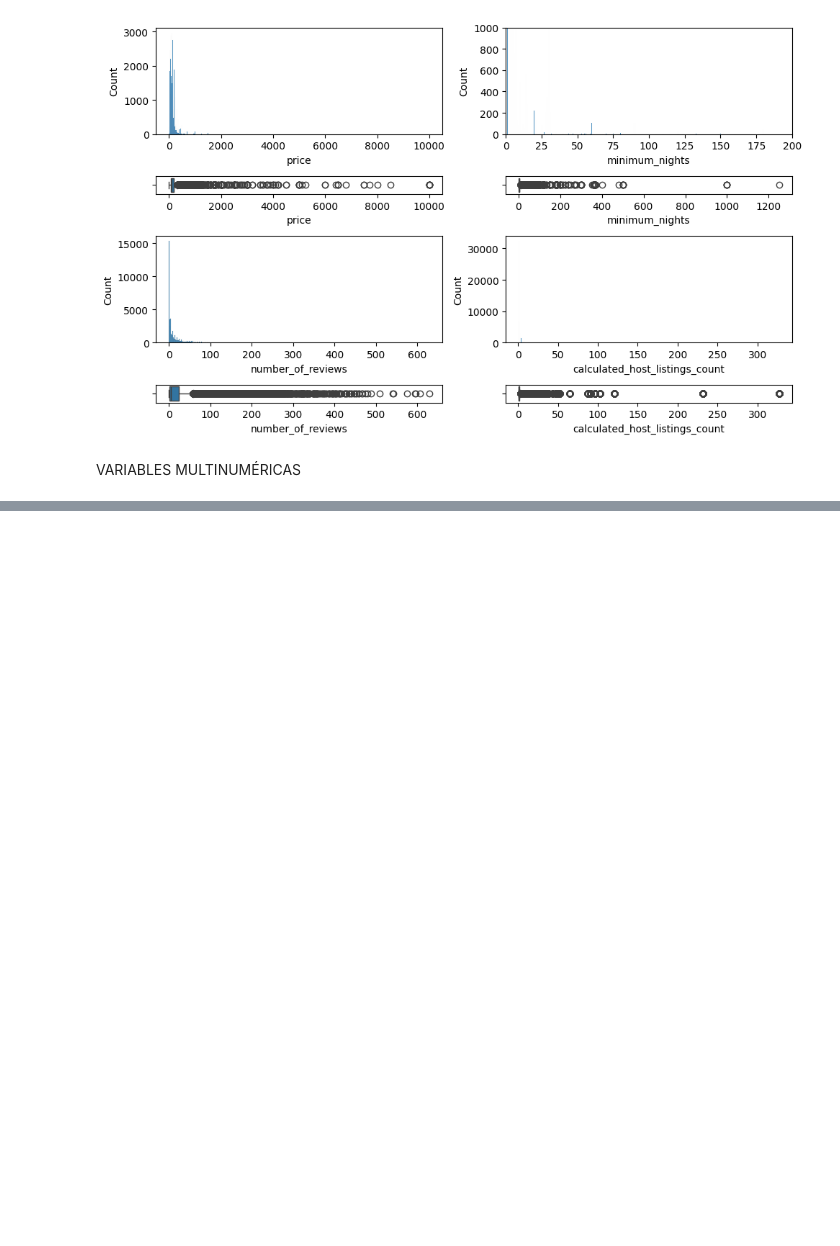
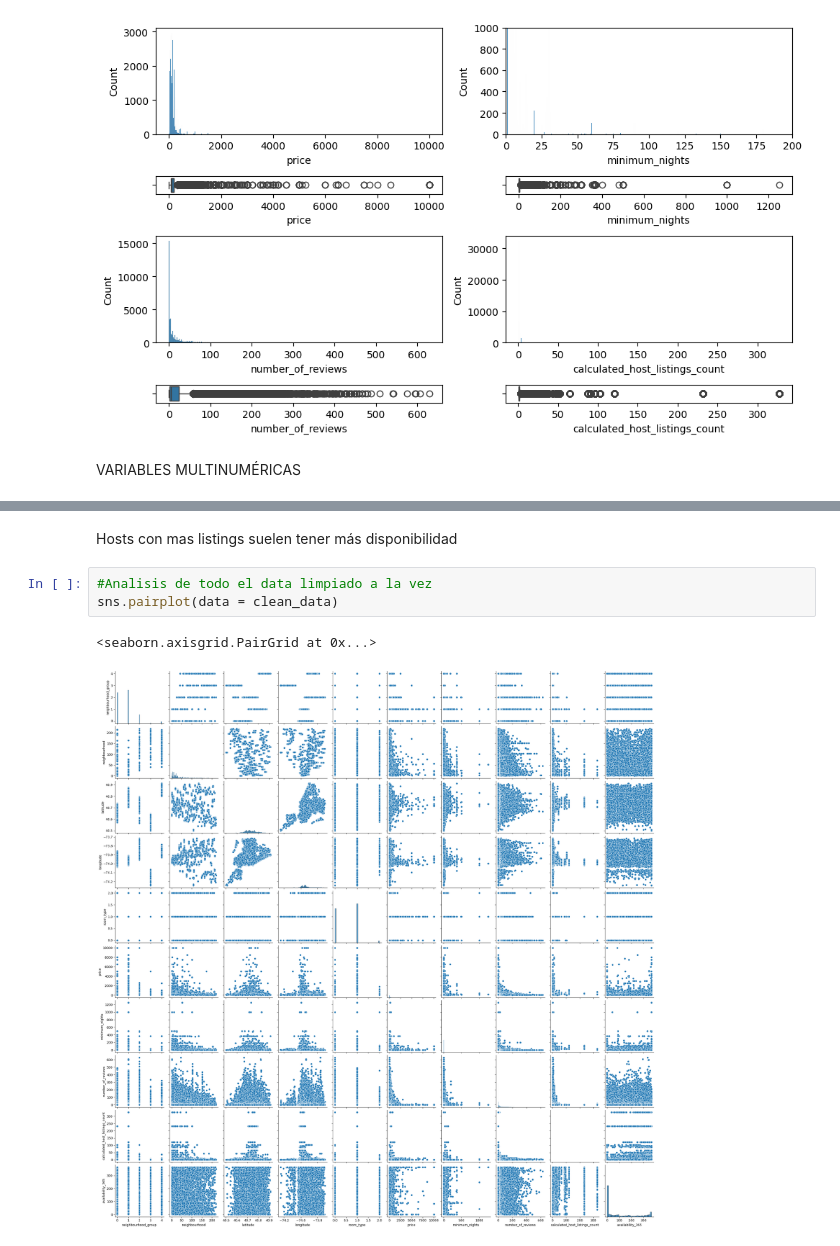
Before and after one commit to 4GeeksAcademy/NY_EDA, a Jupyter notebook: src/explore.ipynb, the cells around one changed output, grey strips where cells are left out. Drawn from its saved outputs; the diff is of its cells as text; blank space fills up the shorter version.

```diff
--- a/src/explore.ipynb
+++ b/src/explore.ipynb
@@ -177,0 +182,8 @@ plt.show()
+# %% [markdown]
+Hosts con mas listings suelen tener más disponibilidad
+# %%
+#Analisis de todo el data limpiado a la vez
+sns.pairplot(data = clean_data)
+# %% [output]
+<seaborn.axisgrid.PairGrid at 0x...>
+[figure, added]
```
Also changed, not shown: parts of 16 cells of this notebook, 3 other files.
